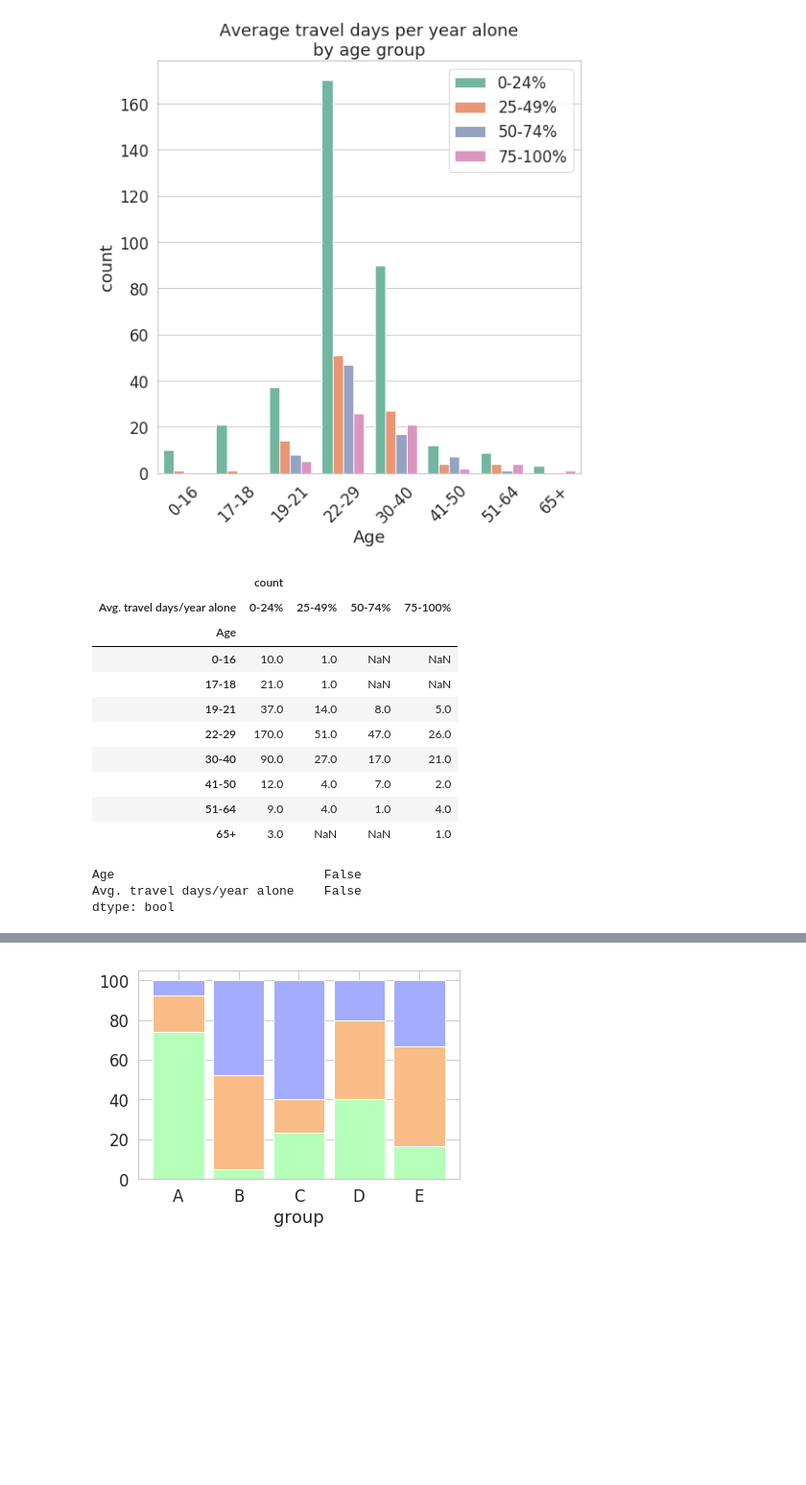
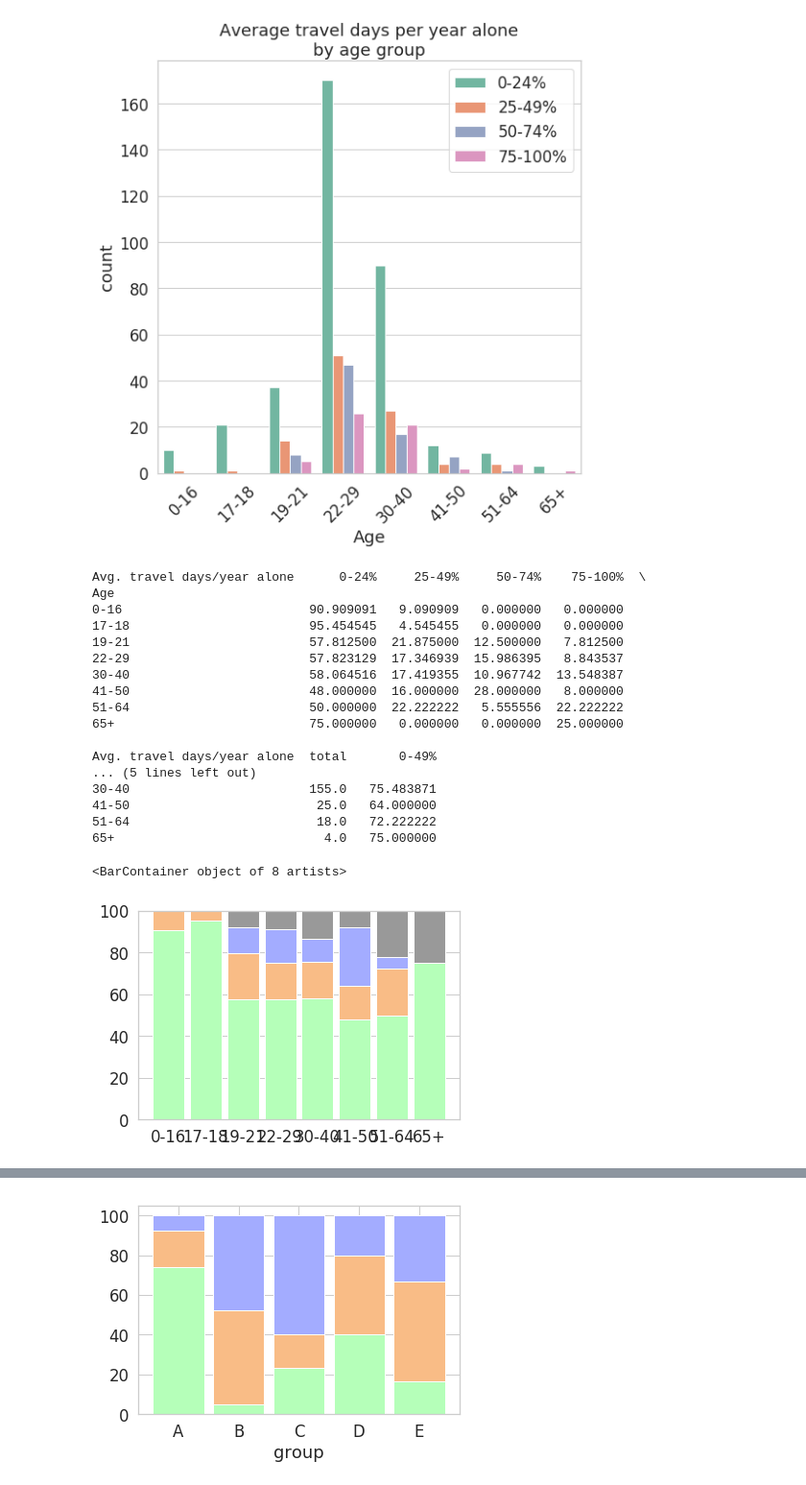
Before and after one commit to kairstenfay/data-viz, a Jupyter notebook: r-travel-data-battle.ipynb, the cells around one changed output, grey strips where cells are left out. Shown at 96% size. Drawn from its saved outputs; the diff is of its cells as text; code cells hidden in the pictures; blank space fills up the shorter version.

Commit message:
made stacked bar chart function!

```diff
--- a/r-travel-data-battle.ipynb
+++ b/r-travel-data-battle.ipynb
@@ -297,30 +337,52 @@ histogram(df, 'Age', hue='Avg. travel days/year alone',
 # %% [output]
 [figure]
 [figure]
-# %%
-sub_df = df[['Age', 'Avg. travel days/year alone']]
-sub_df = sub_df[(sub_df.Age.notnull()) & (sub_df['Avg. travel days/year alone'].notnull())]
-sub_df['count'] = 1
-
-sub_df = sub_df.groupby(['Age', 'Avg. travel days/year alone']).agg('count')
-sub_df.unstack()
-# sub_df['count'] = 1
-# sub_df.pivot_table(['Age', 'Avg. travel days/year alone'], 'count')
-# %% [output]
-|  | count |  |  |  |
-| Avg. travel days/year alone | 0-24% | 25-49% | 50-74% | 75-100% |
-| Age |  |  |  |  |
-| 0-16 | 10.0 | 1.0 | NaN | NaN |
-| 17-18 | 21.0 | 1.0 | NaN | NaN |
-| 19-21 | 37.0 | 14.0 | 8.0 | 5.0 |
-| 22-29 | 170.0 | 51.0 | 47.0 | 26.0 |
-| 30-40 | 90.0 | 27.0 | 17.0 | 21.0 |
-| 41-50 | 12.0 | 4.0 | 7.0 | 2.0 |
-| 51-64 | 9.0 | 4.0 | 1.0 | 4.0 |
-| 65+ | 3.0 | NaN | NaN | 1.0 |
-# %%
-sub_df.isnull().any()
-# %% [output]
-Age                            False
-Avg. travel days/year alone    False
-dtype: bool
+# %%
+sub_df = df[['Age', 'Avg. travel days/year alone']]
+sub_df = sub_df[(sub_df.Age.notnull()) & (sub_df['Avg. travel days/year alone'].notnull())]
+sub_df['count'] = 1
+
+sub_df = sub_df.groupby(['Age', 'Avg. travel days/year alone']).agg('count')
+sub_df = sub_df.unstack(level=1)
+sub_df.columns = sub_df.columns.droplevel()
+sub_df['total'] = sub_df['0-24%'] + sub_df['25-49%'] + sub_df['50-74%'] + sub_df['75-100%']
+
+sub_df['total'] = 0
+for column in ['0-24%', '25-49%', '50-74%', '75-100%']:
+    sub_df.loc[sub_df[column].isnull(), column] = 0
+    sub_df['total'] += sub_df[column]
+
+for column in ['0-24%', '25-49%', '50-74%', '75-100%']:
+    sub_df[column] /= sub_df['total']
+    sub_df[column] *= 100
+
+sub_df['0-49%'] = sub_df['0-24%'] + sub_df['25-49%']
+
+print(sub_df)
+
+plt.bar(sub_df.index, sub_df['0-24%'], color='#b5ffb9', edgecolor='white', width=.85)
+plt.bar(sub_df.index, sub_df['25-49%'], bottom=sub_df['0-24%'], color='#f9bc86', edgecolor='white', width=barWidth)
+plt.bar(sub_df.index, sub_df['50-74%'], bottom=sub_df['0-49%'],
+        color='#a3acff', edgecolor='white', width=barWidth)
+plt.bar(sub_df.index, sub_df['75-100%'], bottom=[i+j for i,j in zip(sub_df['0-49%'], sub_df['50-74%'])],
+        color='#999999', edgecolor='white', width=barWidth)
+# %% [output]
+Avg. travel days/year alone      0-24%     25-49%     50-74%    75-100%  \
+Age
+0-16                         90.909091   9.090909   0.000000   0.000000
+17-18                        95.454545   4.545455   0.000000   0.000000
+19-21                        57.812500  21.875000  12.500000   7.812500
+22-29                        57.823129  17.346939  15.986395   8.843537
+30-40                        58.064516  17.419355  10.967742  13.548387
+41-50                        48.000000  16.000000  28.000000   8.000000
+51-64                        50.000000  22.222222   5.555556  22.222222
+65+                          75.000000   0.000000   0.000000  25.000000
+
+Avg. travel days/year alone  total       0-49%
+... (5 lines left out)
+30-40                        155.0   75.483871
+41-50                         25.0   64.000000
+51-64                         18.0   72.222222
+65+                            4.0   75.000000
+<BarContainer object of 8 artists>
+[figure, added]
```
Also changed, not shown: parts of 5 cells of this notebook.
